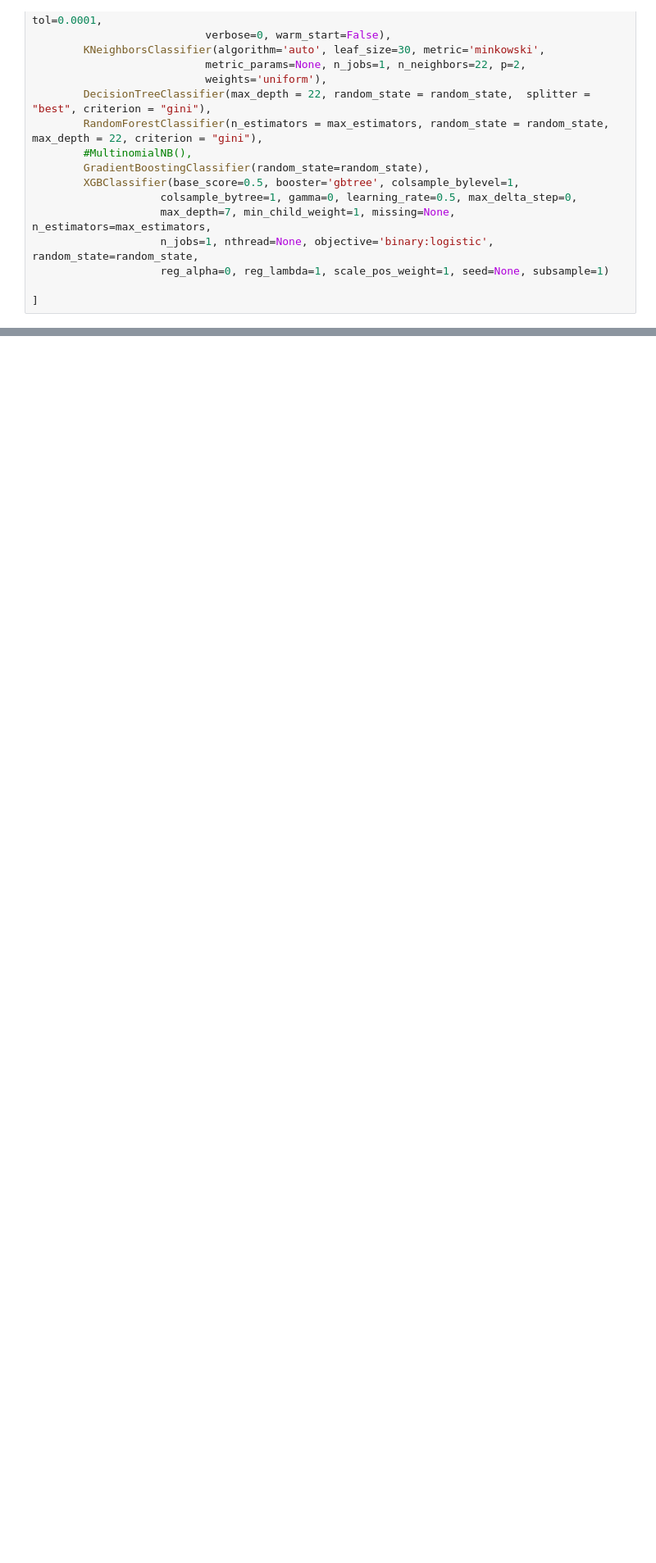
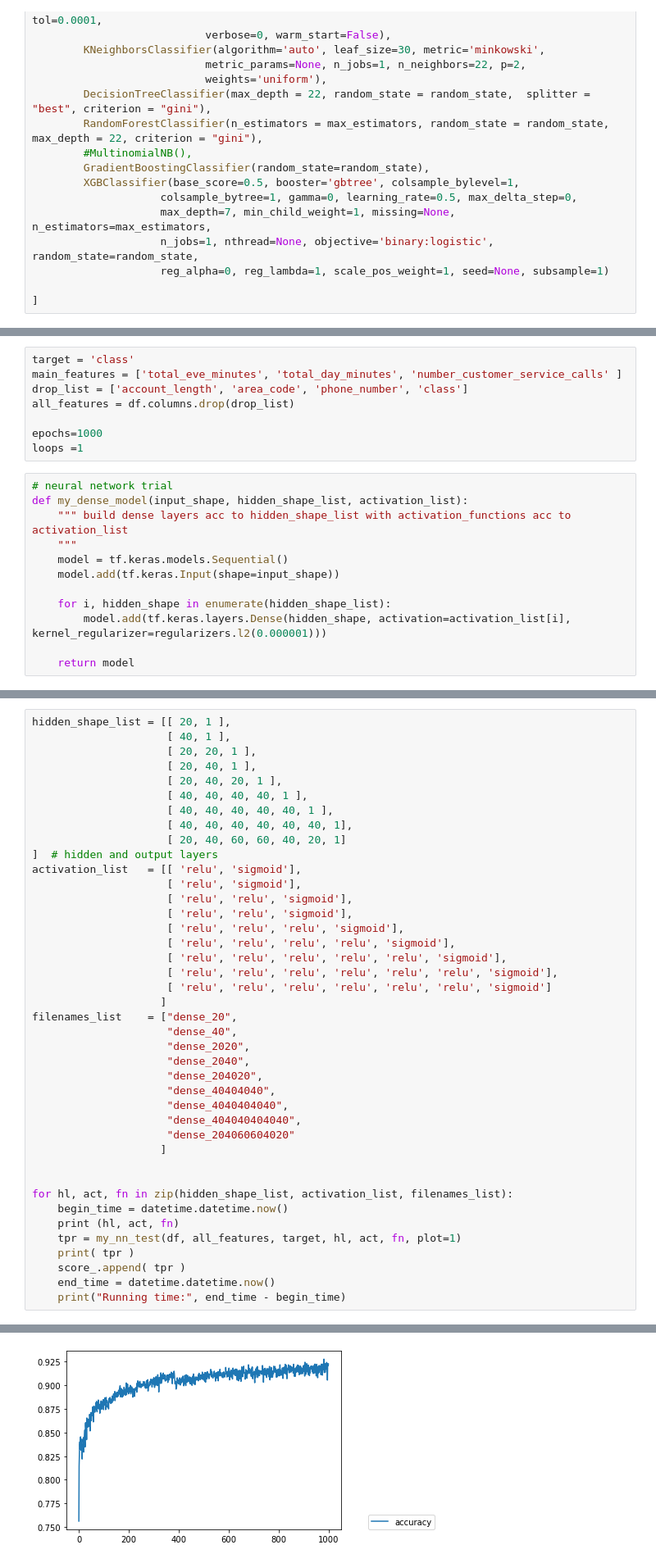
Before and after one commit to Parn1984/AIDA-Project-Team-C, a Jupyter notebook: modules/data_exploration/data_exploration.ipynb, the cells around one changed output, grey strips where cells are left out. Shown at 82% size. Drawn from its saved outputs; the diff is of its cells as text; blank space fills up the shorter version.

```diff
--- a/modules/data_exploration/data_exploration.ipynb
+++ b/modules/data_exploration/data_exploration.ipynb
@@ -839,0 +886,20 @@ if 1: # for DT model
+# %%
+target = 'class'
+main_features = ['total_eve_minutes', 'total_day_minutes', 'number_customer_service_calls' ]
+drop_list = ['account_length', 'area_code', 'phone_number', 'class']
+all_features = df.columns.drop(drop_list)
+
+epochs=1000
+loops =1
+# %%
+# neural network trial
+def my_dense_model(input_shape, hidden_shape_list, activation_list):
+    """ build dense layers acc to hidden_shape_list with activation_functions acc to activation_list
+    """
+    model = tf.keras.models.Sequential()
+    model.add(tf.keras.Input(shape=input_shape))
+
+    for i, hidden_shape in enumerate(hidden_shape_list):
+        model.add(tf.keras.layers.Dense(hidden_shape, activation=activation_list[i], kernel_regularizer=regularizers.l2(0.000001)))
+
+    return model
@@ -839,0 +1100,42 @@ if 1: # for DT model
+# %%
+hidden_shape_list = [[ 20, 1 ],
+                     [ 40, 1 ],
+                     [ 20, 20, 1 ],
+                     [ 20, 40, 1 ],
+                     [ 20, 40, 20, 1 ],
+                     [ 40, 40, 40, 40, 1 ],
+                     [ 40, 40, 40, 40, 40, 1 ],
+                     [ 40, 40, 40, 40, 40, 40, 1],
+                     [ 20, 40, 60, 60, 40, 20, 1]
+]  # hidden and output layers
+activation_list   = [[ 'relu', 'sigmoid'],
+                     [ 'relu', 'sigmoid'],
+                     [ 'relu', 'relu', 'sigmoid'],
+                     [ 'relu', 'relu', 'sigmoid'],
+                     [ 'relu', 'relu', 'relu', 'sigmoid'],
+                     [ 'relu', 'relu', 'relu', 'relu', 'sigmoid'],
+                     [ 'relu', 'relu', 'relu', 'relu', 'relu', 'sigmoid'],
+                     [ 'relu', 'relu', 'relu', 'relu', 'relu', 'relu', 'sigmoid'],
+                     [ 'relu', 'relu', 'relu', 'relu', 'relu', 'relu', 'sigmoid']
+                    ]
+filenames_list    = ["dense_20",
+                     "dense_40",
+                     "dense_2020",
+                     "dense_2040",
+                     "dense_204020",
+                     "dense_40404040",
+                     "dense_4040404040",
+                     "dense_404040404040",
+                     "dense_204060604020"
+                    ]
+
+
+for hl, act, fn in zip(hidden_shape_list, activation_list, filenames_list):
+    begin_time = datetime.datetime.now()
+    print (hl, act, fn)
+    tpr = my_nn_test(df, all_features, target, hl, act, fn, plot=1)
+    print( tpr )
+    score_.append( tpr )
+    end_time = datetime.datetime.now()
+    print("Running time:", end_time - begin_time)
+# %% [output]
@@ -839,0 +1143 @@ if 1: # for DT model
+[figure, added]
```
Also changed, not shown: parts of 24 cells of this notebook, 41 other files.
